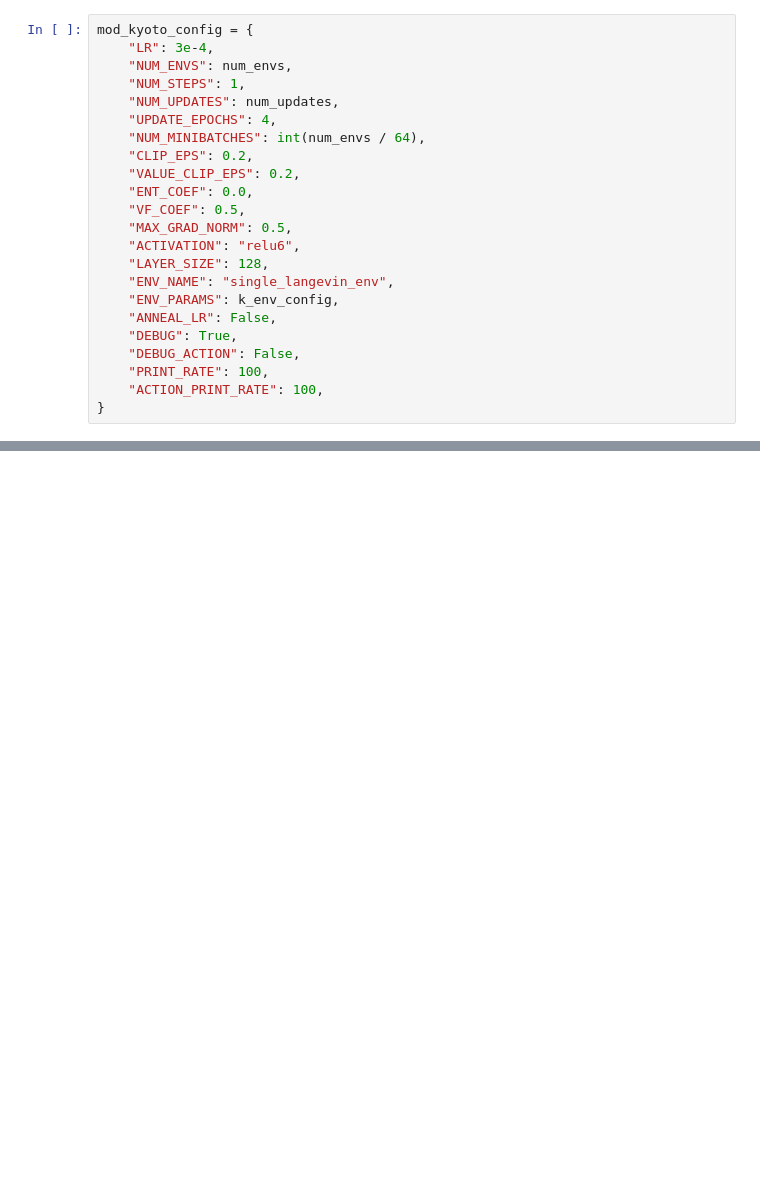
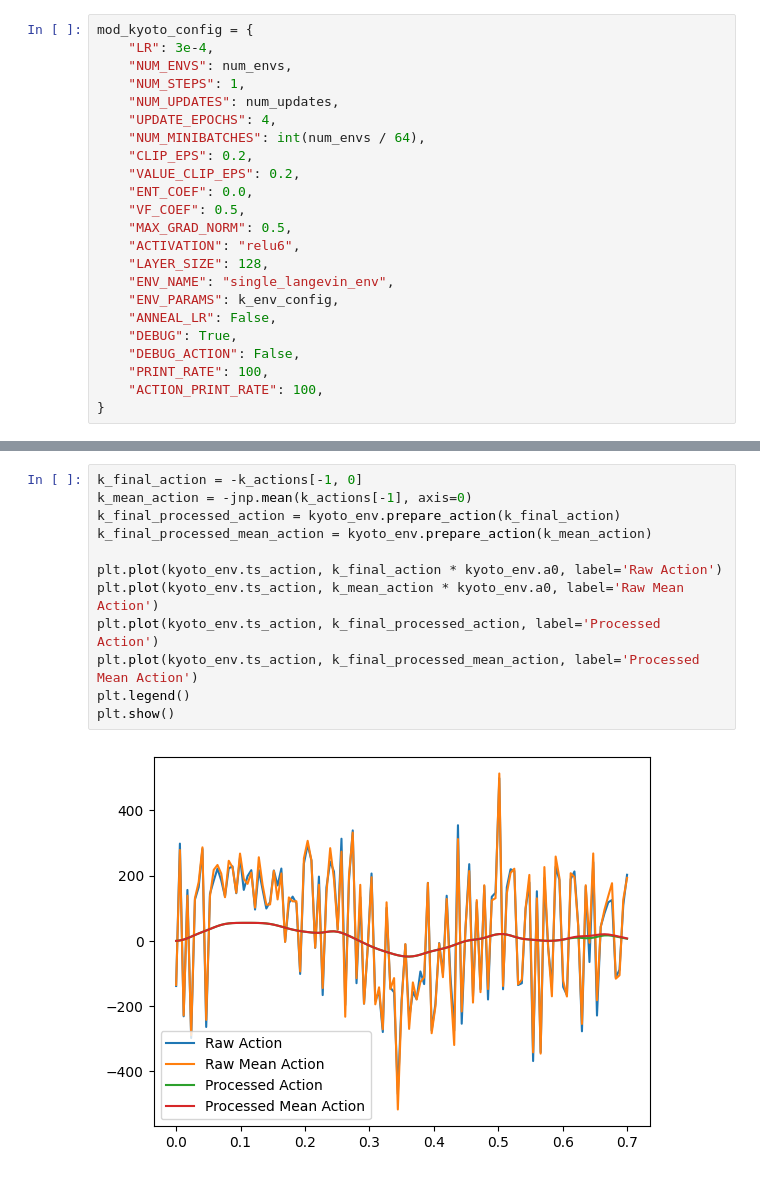
Before and after one commit to AnikenC/RL-meets-Qubit-Readout, a Jupyter notebook: MLControl/example_kyoto.ipynb, the cells around one changed output, grey strips where cells are left out. Drawn from its saved outputs; the diff is of its cells as text; blank space fills up the shorter version.

```diff
--- a/MLControl/example_kyoto.ipynb
+++ b/MLControl/example_kyoto.ipynb
@@ -132,0 +215,14 @@ print(f"time taken: {end - start}")
+# %%
+k_final_action = -k_actions[-1, 0]
+k_mean_action = -jnp.mean(k_actions[-1], axis=0)
+k_final_processed_action = kyoto_env.prepare_action(k_final_action)
+k_final_processed_mean_action = kyoto_env.prepare_action(k_mean_action)
+
+plt.plot(kyoto_env.ts_action, k_final_action * kyoto_env.a0, label='Raw Action')
+plt.plot(kyoto_env.ts_action, k_mean_action * kyoto_env.a0, label='Raw Mean Action')
+plt.plot(kyoto_env.ts_action, k_final_processed_action, label='Processed Action')
+plt.plot(kyoto_env.ts_action, k_final_processed_mean_action, label='Processed Mean Action')
+plt.legend()
+plt.show()
+# %% [output]
+[figure, added]
```
Also changed, not shown: parts of 12 cells of this notebook, 1 other file.
